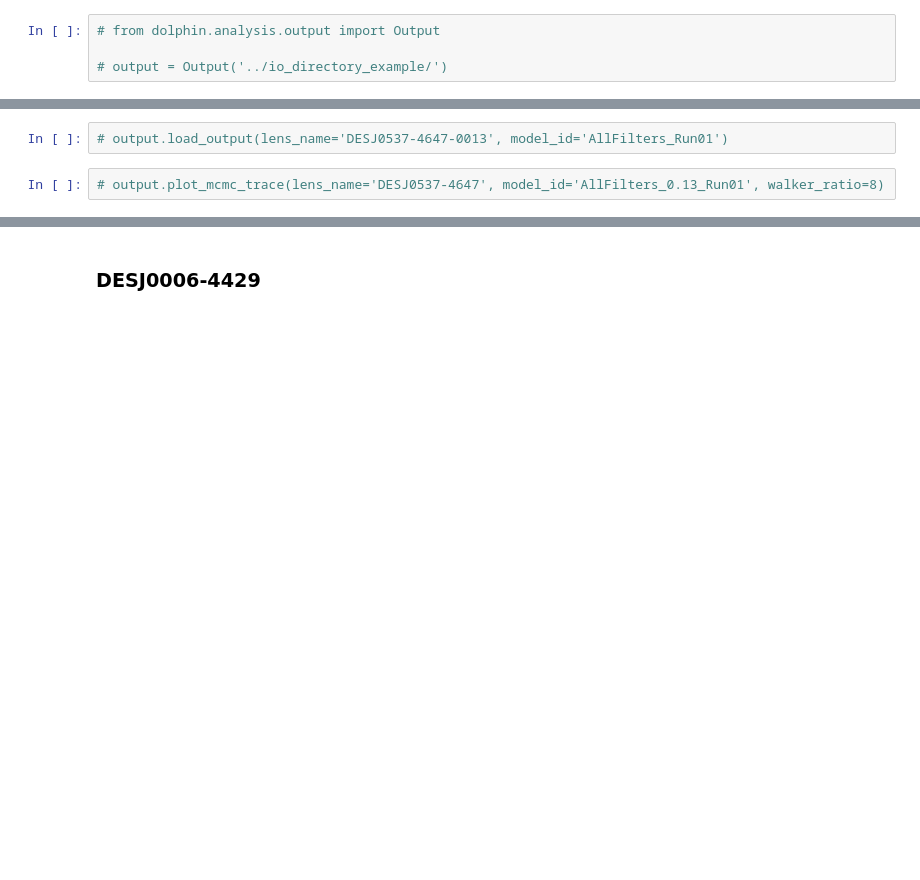
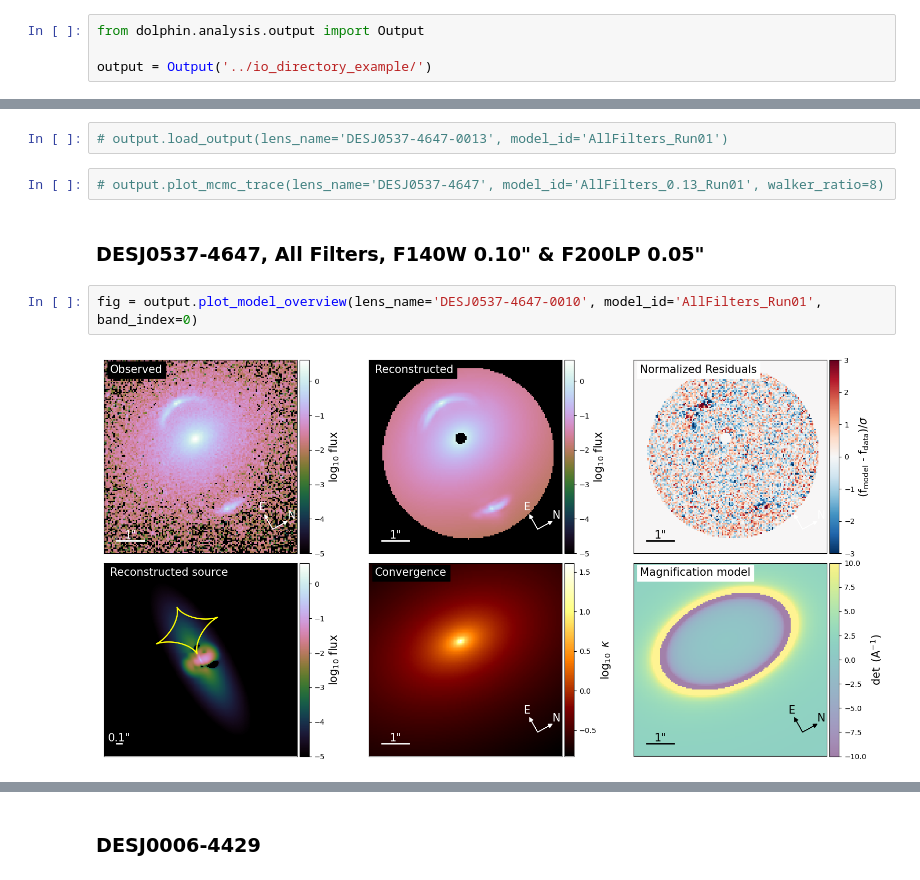
Before and after one commit to hskobe/dolphin, a Jupyter notebook: notebooks/Basic example.ipynb, the cells around one changed output, grey strips where cells are left out. Saved outputs shown, nothing was run; the diff lists cells and outputs as text; blank space fills up the shorter version.

Commit message:
Viewed outputs for DESJ0537-4647-0010

```diff
--- a/notebooks/Basic example.ipynb
+++ b/notebooks/Basic example.ipynb
@@ -90,9 +90,9 @@ kwargs_numerics:
 # %% [markdown]
 ## Let's check the output
 # %%
-# from dolphin.analysis.output import Output
+from dolphin.analysis.output import Output
 
-# output = Output('../io_directory_example/')
+output = Output('../io_directory_example/')
 # %% [markdown]
 ### DESJ0537-4647, All Filters, F140W 0.08" & F200LP 0.05"
 # %%
@@ -117,3 +117,9 @@ kwargs_numerics:
 # output.load_output(lens_name='DESJ0537-4647-0013', model_id='AllFilters_Run01')
 # %%
 # output.plot_mcmc_trace(lens_name='DESJ0537-4647', model_id='AllFilters_0.13_Run01', walker_ratio=8)
+# %% [markdown]
+### DESJ0537-4647, All Filters, F140W 0.10" & F200LP 0.05"
+# %%
+fig = output.plot_model_overview(lens_name='DESJ0537-4647-0010', model_id='AllFilters_Run01', band_index=0)
+# %% [output]
+[figure, added]
```
Also changed, not shown: parts of 2 cells of this notebook, 3 other files.
